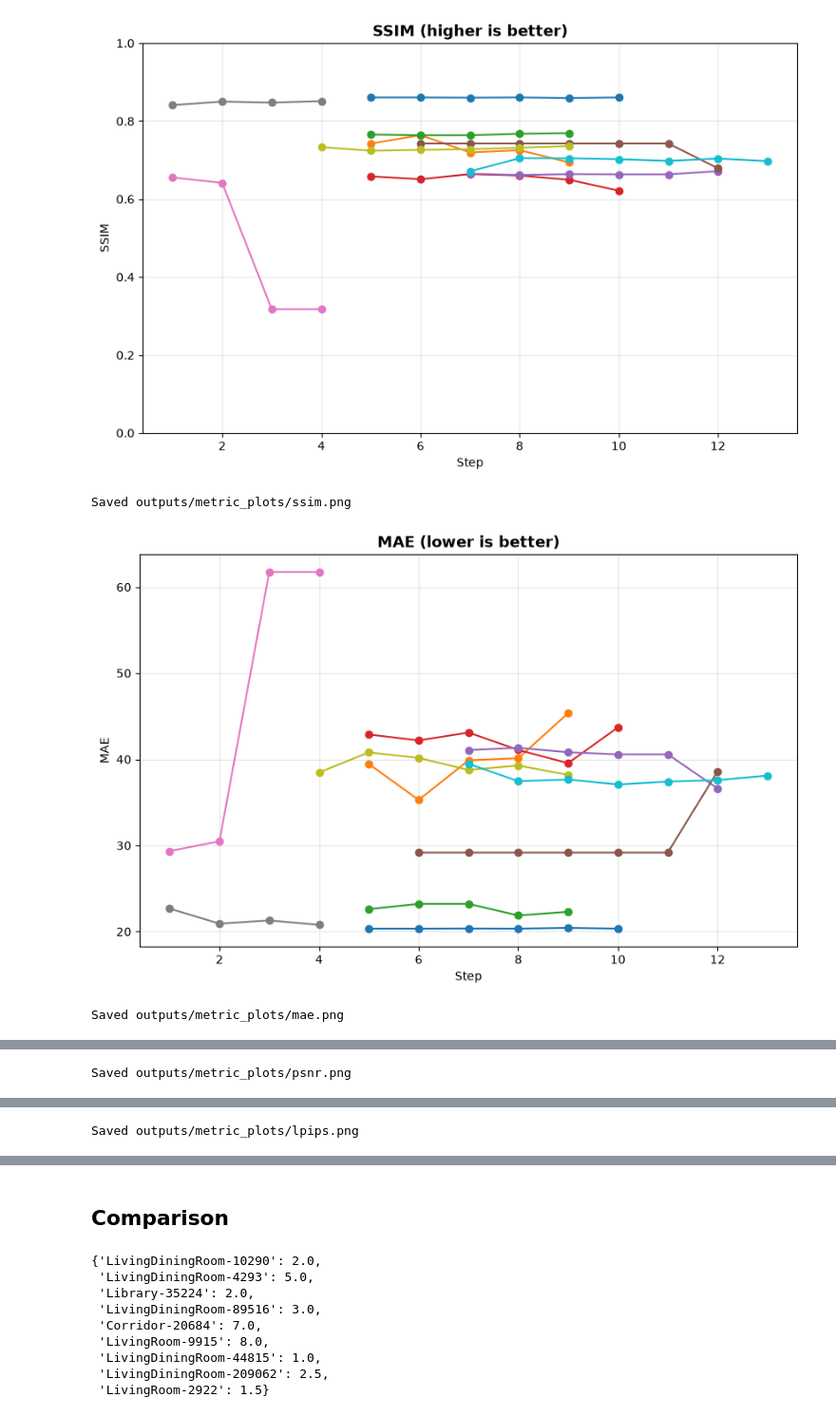
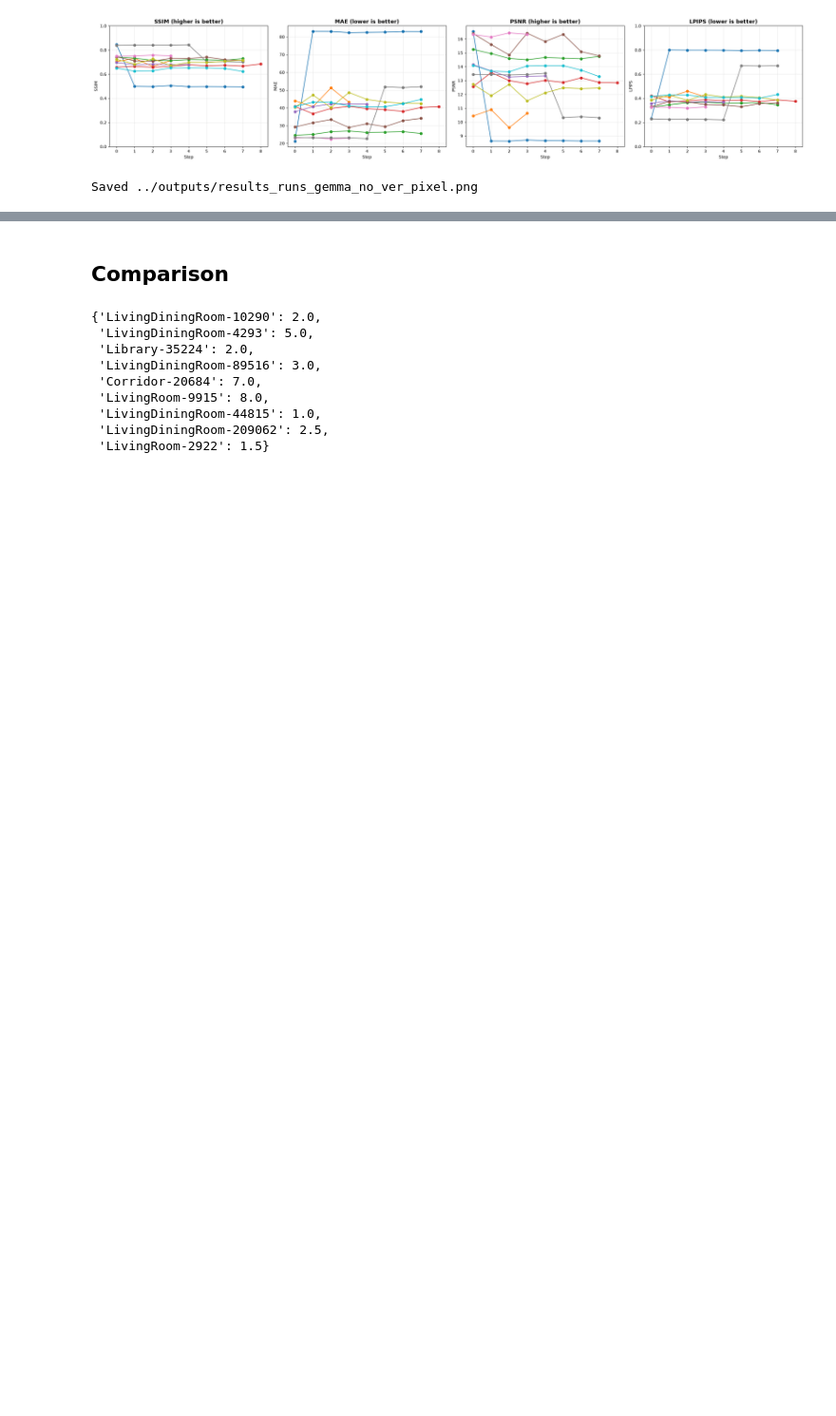
Before and after one commit to jonathansickert/3DFrontBench, a Jupyter notebook: notebooks/evaluate_runs.ipynb, the cells around one changed output, grey strips where cells are left out. Shown at 95% size. Drawn from its saved outputs; the diff is of its cells as text; code cells hidden in the pictures; blank space fills up the shorter version.

Commit message:
updated experiment outputs

```diff
--- a/notebooks/evaluate_runs.ipynb
+++ b/notebooks/evaluate_runs.ipynb
@@ -1,9 +1,15 @@
 # %%
 from pathlib import Path
+import time
+import json
+import re
+import matplotlib.pyplot as plt
+import matplotlib.cm as cm
+import numpy as np
+
 from src.vlm_score import compute_vlm_score
 from src.pixel_score import compute_all_metrics
-import time
 
-RUNS_DIR = Path("/Users/jonathansickert/git/3DFrontBench/runs")
 DATASET_PATH = Path("/Users/jonathansickert/git/3DFrontBench/dataset")
+RUNS_DIR = Path("/Users/jonathansickert/git/3DFrontBench/runs_gemma_no_ver")
 # %%
@@ -49,10 +40,7 @@ Saved outputs/results.json (18 runs)
 # %%
-import re
-import json
-import matplotlib.pyplot as plt
-import matplotlib.cm as cm
-import numpy as np
-from pathlib import Path
+OUTPUTS_DIR = Path("../outputs")
+METRICS_JSON = OUTPUTS_DIR / f"results_{RUNS_DIR.name}_pixel.json"
+PLOTD_PATH = OUTPUTS_DIR / f"results_{RUNS_DIR.name}_pixel.png"
 
 METRICS = ["ssim", "mae", "psnr", "lpips"]
 METRIC_LABELS = {
@@ -61,59 +49,43 @@ METRIC_LABELS = {
     "psnr": "PSNR (higher is better)",
     "lpips": "LPIPS (lower is better)",
 }
 METRIC_YLIM = {
     "ssim": (0, 1),
     "mae" : None,
     "psnr": None,
     "lpips": (0, 1),
 }
 
-def step_from_filename(fname):
-    m = re.search(r"color_(\d+)\.png", fname)
-    return int(m.group(1)) if m else None
-
-with open("outputs/results.json") as f:
+with open(METRICS_JSON) as f:
     results_clean = json.load(f)
-
-PLOTS_DIR = Path("outputs/metric_plots")
-PLOTS_DIR.mkdir(parents=True, exist_ok=True)
 
 colors = cm.tab10(np.linspace(0, 1, len(results_clean)))
 
-for metric in METRICS:
-    fig, ax = plt.subplots(figsize=(10, 6))
+fig, axes = plt.subplots(1, len(METRICS), figsize=(6 * len(METRICS), 5))
 
+for ax, metric in zip(axes, METRICS):
     for (run_name, run_data), color in zip(sorted(results_clean.items()), colors):
-        steps_metrics = []
-        for fname, value in run_data.items():
-            step = step_from_filename(fname)
-            if step is None:
-                continue
-            pixel = value.get("pixel", value)
-            steps_metrics.append((step, pixel[metric]))
+        if not run_data:
+            continue
 
-        if not steps_metrics:
-            continue
-        steps_metrics.sort(key=lambda x: x[0])
-        steps, vals = zip(*steps_metrics)
+        steps = range(len(run_data))
+        vals = [step_data[metric] for step_data in run_data]
 
         short_name = re.sub(r"^[0-9a-f-]+_", "", run_name)
         ax.plot(steps, vals, marker="o", label=short_name, color=color)
 
     ax.set_title(METRIC_LABELS[metric], fontsize=13, fontweight="bold")
     ax.set_xlabel("Step")
     ax.set_ylabel(metric.upper())
     if METRIC_YLIM[metric] is not None:
         ax.set_ylim(*METRIC_YLIM[metric])
     # ax.legend(fontsize=8, loc="best")
     ax.grid(True, alpha=0.3)
 
-    out_path = PLOTS_DIR / f"{metric}.png"
-    fig.savefig(out_path, dpi=150, bbox_inches="tight")
-    plt.show()
-    print(f"Saved {out_path}")
+fig.tight_layout()
+fig.savefig(PLOTD_PATH, dpi=150, bbox_inches="tight")
+plt.show()
+print(f"Saved {PLOTD_PATH}")
 # %% [output]
-[figure, old version]
+[figure, new version]
-Saved outputs/metric_plots/ssim.png
+Saved ../outputs/results_runs_gemma_no_ver_pixel.png
-[figure, removed]
-Saved outputs/metric_plots/mae.png
@@ -121 +91,0 @@ Saved outputs/metric_plots/mae.png
-Saved outputs/metric_plots/psnr.png
@@ -123 +91,0 @@ Saved outputs/metric_plots/psnr.png
-Saved outputs/metric_plots/lpips.png
```
Also changed, not shown: parts of 10 cells of this notebook, 7 other files.
